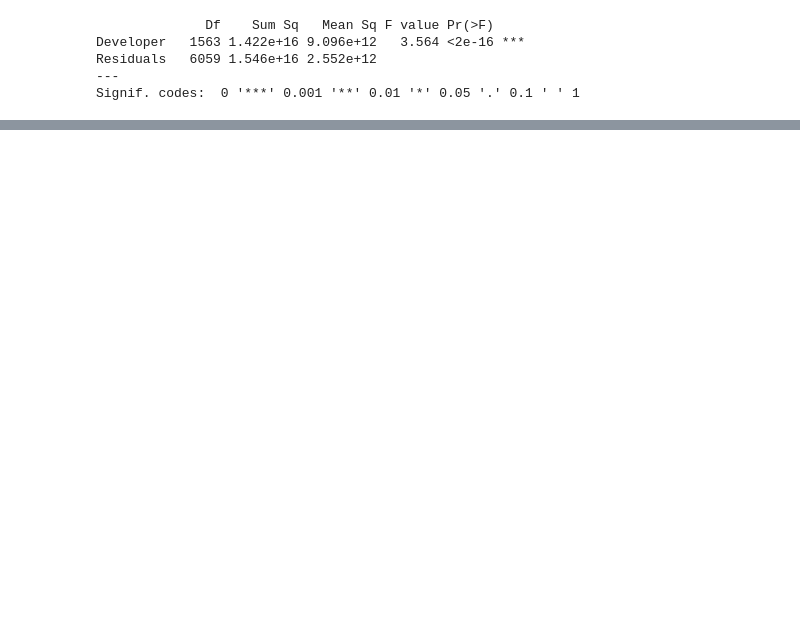
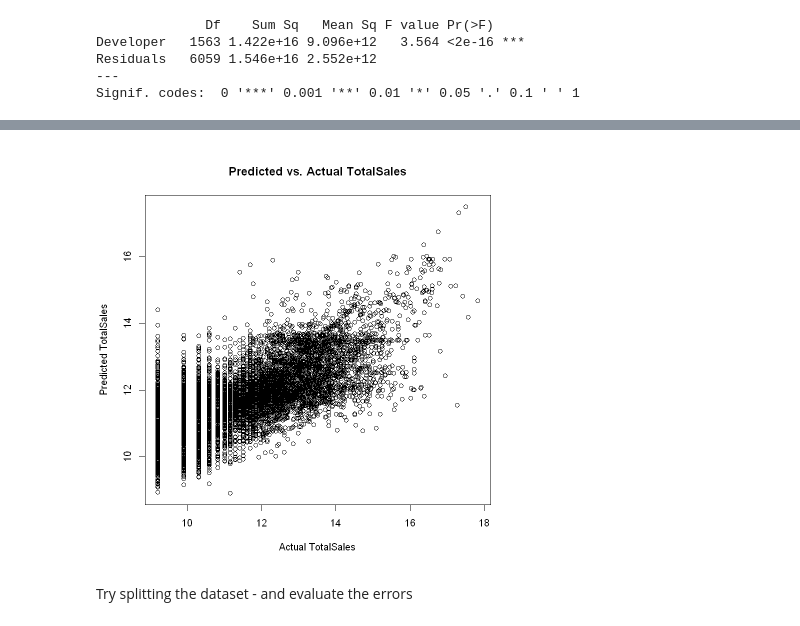
Before and after one commit to wd686/EBAC, a Jupyter notebook: dataProcessing/revenuePredictor.ipynb, the cells around one changed output, grey strips where cells are left out. Saved outputs shown, nothing was run; the diff lists cells and outputs as text; code cells hidden in the pictures; blank space fills up the shorter version.

```diff
--- a/dataProcessing/revenuePredictor.ipynb
+++ b/dataProcessing/revenuePredictor.ipynb
@@ -278,0 +556,6 @@ Signif. codes:  0 '***' 0.001 '**' 0.01 '*' 0.05 '.' 0.1 ' ' 1
+# %%
+########################################################
+# Build LM model
+
+lm_model6 = lm(log_transformed_total_sales ~ Developer + Genre + ReleaseMonth + ReleaseDay + ReleaseWeekend, data = data)
+summary(lm_model6)
@@ -278,0 +583,11 @@ Signif. codes:  0 '***' 0.001 '**' 0.01 '*' 0.05 '.' 0.1 ' ' 1
+# %%
+# Make predictions using the lm model
+predicted_values <- predict(lm_model6, data)
+
+# Create a scatterplot to compare predicted vs actual TotalSales
+plot(data$log_transformed_total_sales, predicted_values, main = "Predicted vs. Actual TotalSales",
+     xlab = "Actual TotalSales", ylab = "Predicted TotalSales")
+
+# Add the fitted line from the lm model
+abline(lm_model6, col = "red")
+# %% [output]
@@ -278,0 +596,3 @@ Signif. codes:  0 '***' 0.001 '**' 0.01 '*' 0.05 '.' 0.1 ' ' 1
+[figure, added]
+# %% [markdown]
+Try splitting the dataset - and evaluate the errors
```
Also changed, not shown: parts of 77 cells of this notebook, 2 other files.
